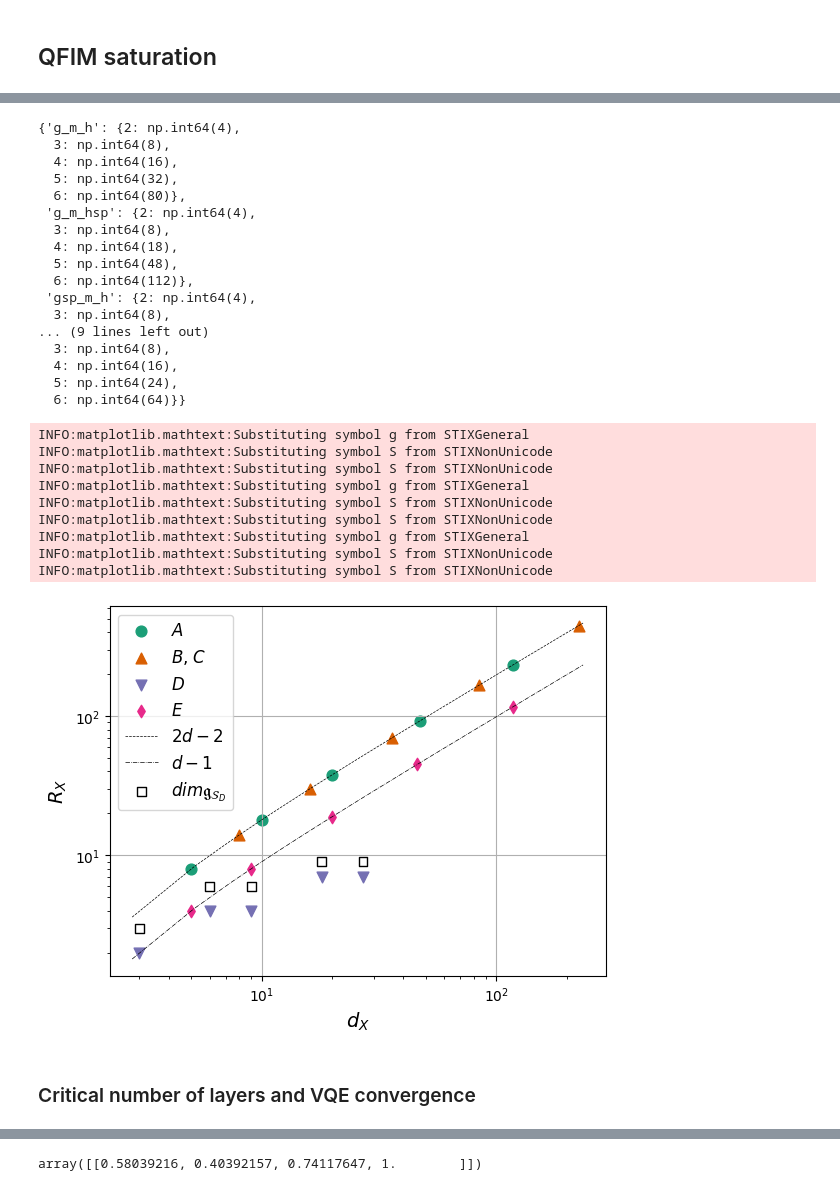
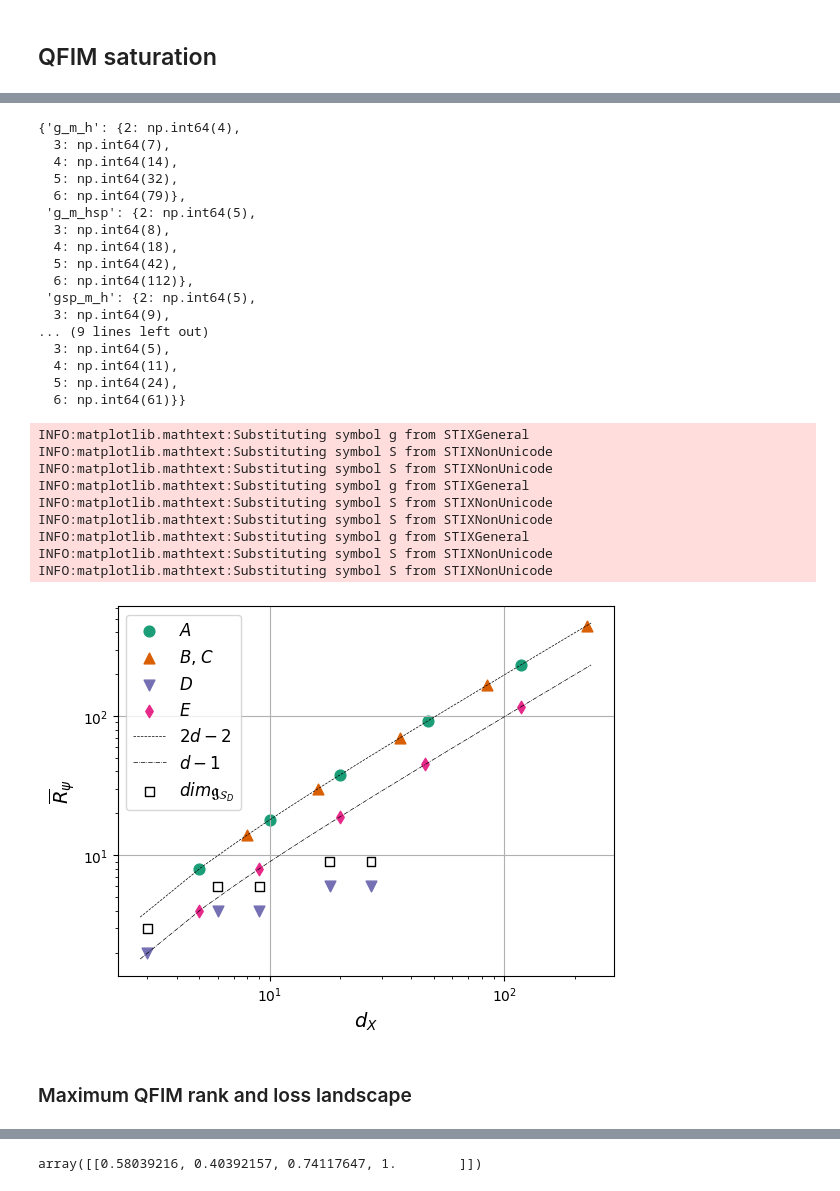
Before and after one commit to yiiyama/z2vqe, a Jupyter notebook: paper_plots.ipynb, the cells around one changed output, grey strips where cells are left out. Cells and saved outputs as stored; diff of their text form; code cells hidden in the pictures.

```diff
--- a/paper_plots.ipynb
+++ b/paper_plots.ipynb
@@ -20,15 +23,16 @@ datadir = Path('/data/iiyama/z2vqe')
 # %%
 generators = {}
 subspaces = {}
-u1_eigenidxs = {}
+hamiltonians = {}
 for config in configs:
     generators[config] = {}
     subspaces[config] = {}
-    u1_eigenidxs[config] = {}
+    hamiltonians[config] = {}
     for num_f in num_fs:
         with h5py.File(datadir / f'generators-{config}-{num_f}.h5', 'r', libver='latest') as source:
             generators[config][int(num_f)] = source['gen_mats'][()]
             subspaces[config][int(num_f)] = source['subspace'][()]
+            hamiltonians[config][int(num_f)] = source['hamiltonian'][()]
 # %%
 subspace_dims = {conf: np.array([subspaces[conf][nf].shape[1] for nf in num_fs]) for conf in configs}
 subspace_dims
@@ -228,10 +228,14 @@ array([  10,   36,  190, 1081, 6903])
 # %%
 rsats = {}
 lcriticals = {}
+qfim_ranks = {}
+qfim_nls = {}
 
 for config in configs:
     rsats[config] = {}
     lcriticals[config] = {}
+    qfim_ranks[config] = {}
+    qfim_nls[config] = {}
     for num_f in num_fs:
         with h5py.File(datadir / f'qfim-{config}-{num_f}.h5', 'r', libver='latest') as source:
             ranks = source['ranks'][()]
@@ -239,6 +243,8 @@ for config in configs:
             rsat, lcritical = get_rsat_lcritical(ranks, num_layers)
             rsats[config][int(num_f)] = rsat
             lcriticals[config][int(num_f)] = lcritical
+            qfim_ranks[config][int(num_f)] = ranks
+            qfim_nls[config][int(num_f)] = num_layers
 # %%
 rsats
 # %% [output]
@@ -263,22 +269,22 @@ rsats
 lcriticals
 # %% [output]
 {'g_m_h': {2: np.int64(4),
-  3: np.int64(8),
-  4: np.int64(16),
+  3: np.int64(7),
+  4: np.int64(14),
   5: np.int64(32),
-  6: np.int64(80)},
- 'g_m_hsp': {2: np.int64(4),
+  6: np.int64(79)},
+ 'g_m_hsp': {2: np.int64(5),
   3: np.int64(8),
   4: np.int64(18),
-  5: np.int64(48),
+  5: np.int64(42),
   6: np.int64(112)},
- 'gsp_m_h': {2: np.int64(4),
-  3: np.int64(8),
+ 'gsp_m_h': {2: np.int64(5),
+  3: np.int64(9),
 ... (9 lines left out)
-  3: np.int64(8),
-  4: np.int64(16),
+  3: np.int64(5),
+  4: np.int64(11),
   5: np.int64(24),
-  6: np.int64(64)}}
+  6: np.int64(61)}}
 # %%
 rsat_nums = {conf: np.array([rsats[conf][nf] for nf in num_fs]) for conf in configs}
 # %%
@@ -287,34 +293,34 @@ series = [
     ('gsp_m_h', '$B$, $C$', '^'),
     ('m_h', '$D$', 'v'),
     ('g_h', '$E$', 'd')
 ]
 colors = mpl.color_sequences['Dark2']
 
 for (config, label, marker), color in zip(series, colors):
     plt.scatter(subspace_dims[config], rsat_nums[config], 40. if marker == 'd' else 60., color=color, marker=marker, label=label)
 xfine = np.linspace(min(s[0] for s in subspace_dims.values()) - 0.2, max(s[-1] for s in subspace_dims.values()) + 10, 100)
 plt.plot(xfine, xfine * 2 - 2, color='k', linestyle='--', linewidth=0.5, label='$2d - 2$')
 plt.plot(xfine, xfine - 1, color='k', linestyle='-.', linewidth=0.5, label='$d - 1$')
 plt.scatter(subspace_dims['m_h'], dla_dims['m_h'], 40., color='k', marker='s', facecolor='none', label=r'$dim \mathfrak{g}_{\mathcal{S}_D}$')
 
 plt.xscale('log')
 plt.yscale('log')
 plt.legend(fontsize=12);
 plt.xlabel('$d_X$', fontsize=14)
-plt.ylabel('$R_X$', fontsize=14)
+plt.ylabel('$\overline{R}_{\psi}$', fontsize=14)
 plt.grid()
 
 plt.savefig('/home/iiyama/src/z2vqe/plots/qfim_rsat.pdf')
 # %% [output]
 INFO:matplotlib.mathtext:Substituting symbol g from STIXGeneral
 INFO:matplotlib.mathtext:Substituting symbol S from STIXNonUnicode
 INFO:matplotlib.mathtext:Substituting symbol S from STIXNonUnicode
 INFO:matplotlib.mathtext:Substituting symbol g from STIXGeneral
 INFO:matplotlib.mathtext:Substituting symbol S from STIXNonUnicode
 INFO:matplotlib.mathtext:Substituting symbol S from STIXNonUnicode
 INFO:matplotlib.mathtext:Substituting symbol g from STIXGeneral
 INFO:matplotlib.mathtext:Substituting symbol S from STIXNonUnicode
 INFO:matplotlib.mathtext:Substituting symbol S from STIXNonUnicode
-[figure, old version]
+[figure, new version]
 # %% [markdown]
-### Critical number of layers and VQE convergence
+### Maximum QFIM rank and loss landscape
```
Also changed, not shown: parts of 48 cells of this notebook.
